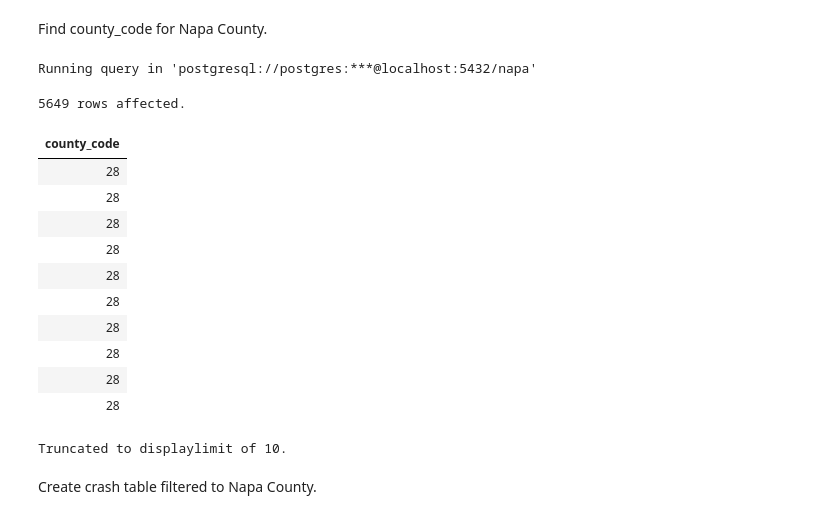
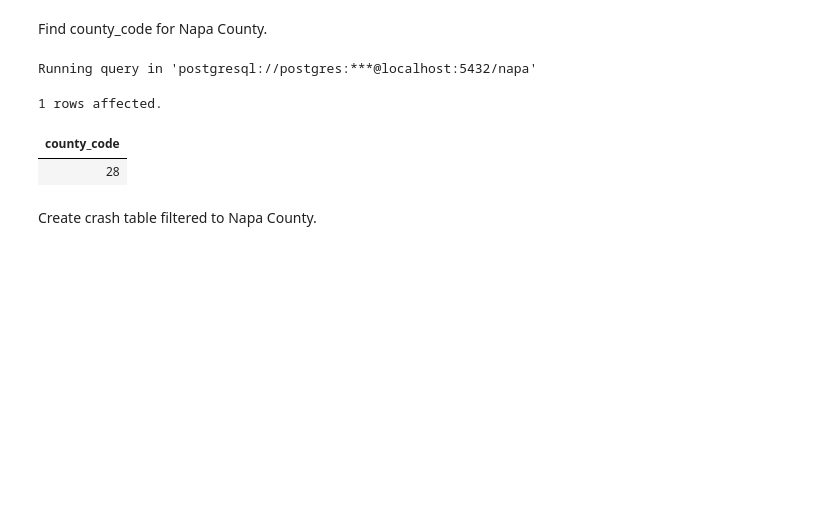
Before and after one commit to cillam/napa_crashes, a Jupyter notebook: napa_crash_analysis.ipynb, the cells around one changed output. Saved outputs shown, nothing was run; the diff lists cells and outputs as text; code cells hidden in the pictures; blank space fills up the shorter version.

```diff
--- a/napa_crash_analysis.ipynb
+++ b/napa_crash_analysis.ipynb
@@ -177,23 +183,14 @@ Find county_code for Napa County.
 # %%
 %%sql
 SELECT county_code
 FROM staging.crashes
-WHERE city_name = 'Napa';
+WHERE city_name = 'Napa'
+LIMIT 1;
 # %% [output]
 Running query in 'postgresql://postgres:***@localhost:5432/napa'
-5649 rows affected.
+1 rows affected.
 | county_code |
 | 28 |
-| 28 |
-| 28 |
-| 28 |
-| 28 |
-| 28 |
-| 28 |
-| 28 |
-| 28 |
-| 28 |
-Truncated to displaylimit of 10.
 # %% [markdown]
 Create crash table filtered to Napa County.
 # %%
```
Also changed, not shown: parts of 34 cells of this notebook, 2 other files.
